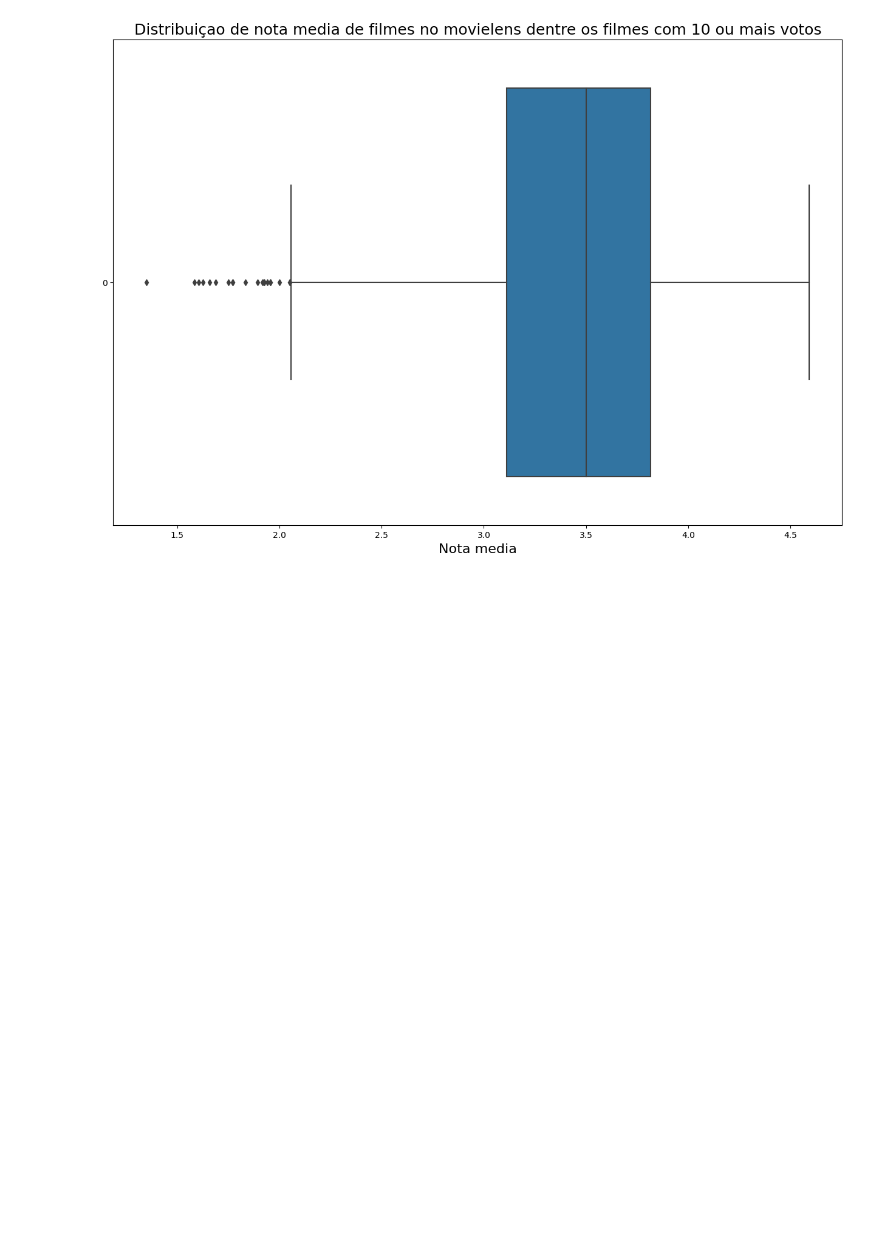
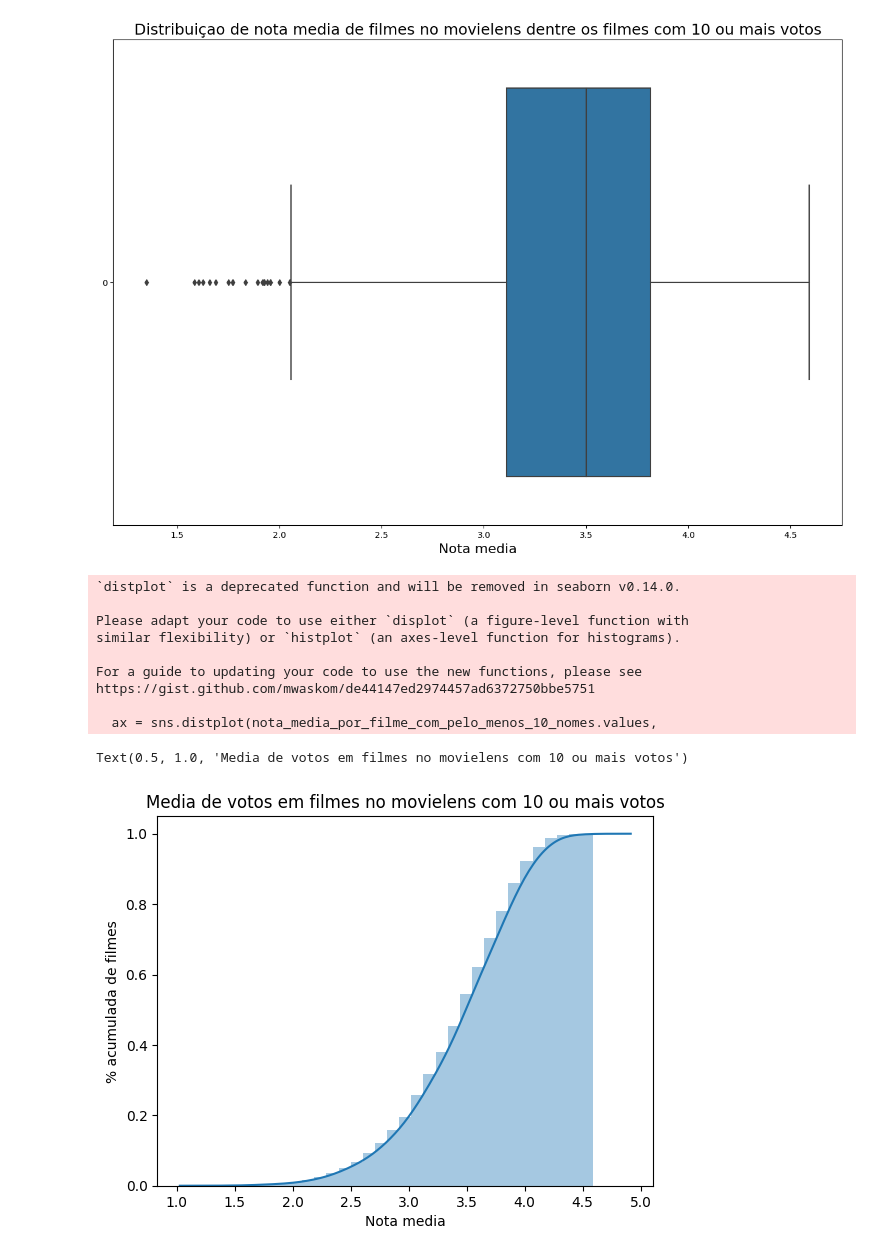
Before and after one commit to AraujoTT/DS, a Jupyter notebook: DS2/curso9_data/data_intro_testes.ipynb, the cells around one changed output. Cells and saved outputs as stored; diff of their text form; code cells hidden in the pictures; blank space fills up the shorter version.

Commit message:
aprendendo a usar a funçao cumulative presente no matplotlib pelo seaborn

```diff
--- a/DS2/curso9_data/data_intro_testes.ipynb
+++ b/DS2/curso9_data/data_intro_testes.ipynb
@@ -209,3 +209,21 @@ ax.set_xlabel('Nota media', fontsize= 16)
 # %% [output]
 Text(0.5, 0, 'Nota media')
 [figure]
+# %%
+ax = sns.distplot(nota_media_por_filme_com_pelo_menos_10_nomes.values,
+                    hist_kws ={'cumulative': True},
+                    kde_kws = {'cumulative': True})
+ax.set(xlabel="Nota media", ylabel="% acumulada de filmes")
+ax.set_title("Media de votos em filmes no movielens com 10 ou mais votos")
+# %% [output]
+`distplot` is a deprecated function and will be removed in seaborn v0.14.0.
+
+Please adapt your code to use either `displot` (a figure-level function with
+similar flexibility) or `histplot` (an axes-level function for histograms).
+
+For a guide to updating your code to use the new functions, please see
+https://gist.github.com/mwaskom/de44147ed2974457ad6372750bbe5751
+
+  ax = sns.distplot(nota_media_por_filme_com_pelo_menos_10_nomes.values,
+Text(0.5, 1.0, 'Media de votos em filmes no movielens com 10 ou mais votos')
+[figure, added]
```
Also changed, not shown: parts of 1 cell of this notebook.
